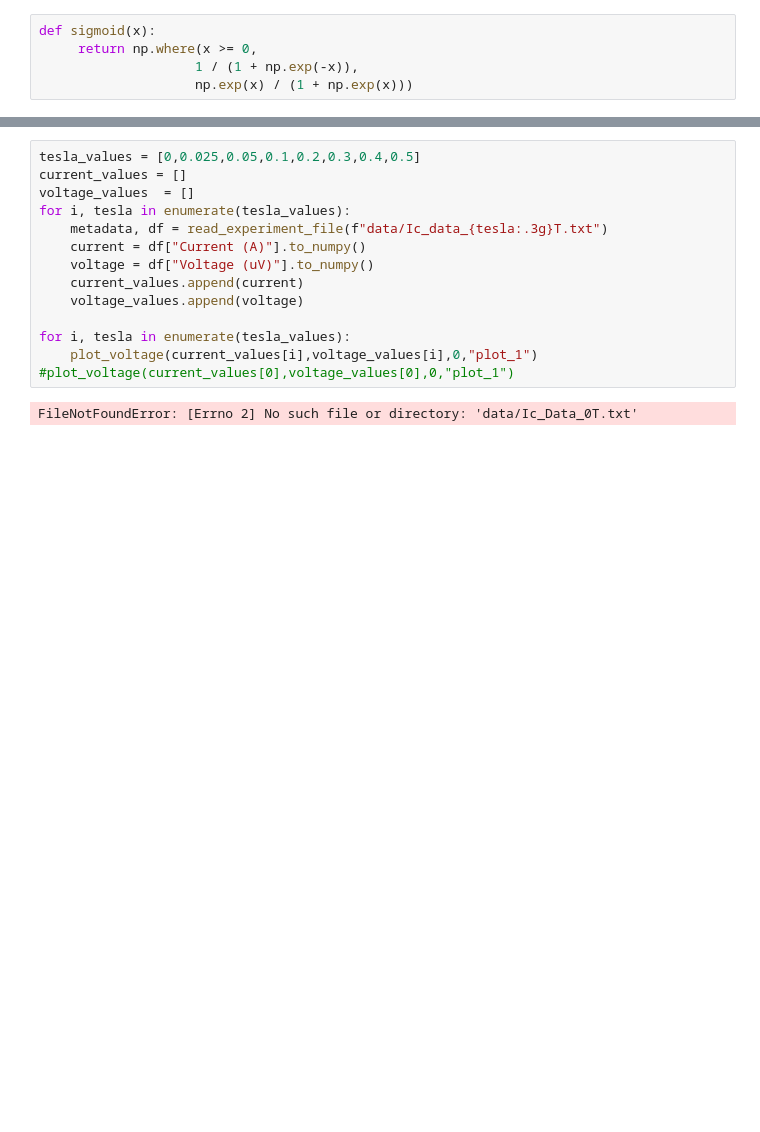
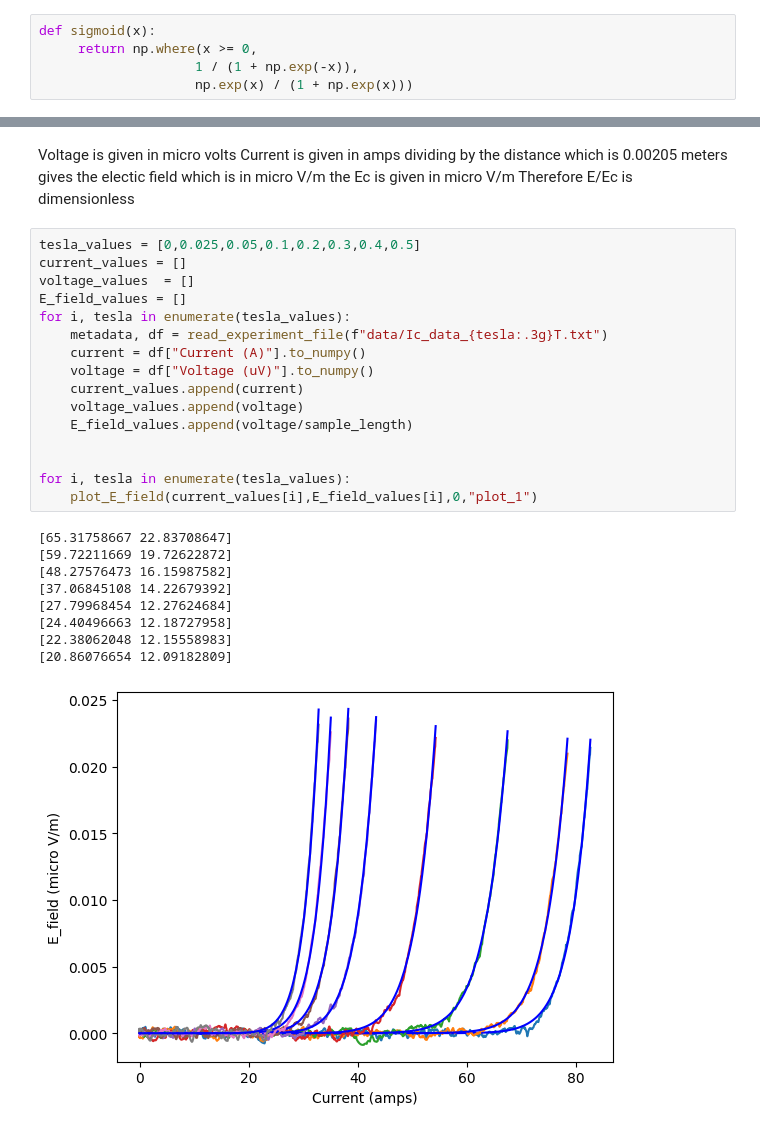
Before and after one commit to FelixWattsYork/ICY_Lab, a Jupyter notebook: Data_Analysis.ipynb, the cells around one changed output, grey strips where cells are left out. Drawn from its saved outputs; the diff is of its cells as text; blank space fills up the shorter version.

Commit message:
have the data all working

```diff
--- a/Data_Analysis.ipynb
+++ b/Data_Analysis.ipynb
@@ -83,22 +90,39 @@ def plot_voltage(cur, volt, savefig,name,ax=None):
     if savefig:
         plt.savefig(os.getcwd() + "/" + name)
     return ax
+# %% [markdown]
+Voltage is given in micro volts
+Current is given in amps
+dividing by the distance which is 0.00205 meters
+gives the electic field which is in micro V/m
+the Ec is given in micro V/m
+Therefore E/Ec is dimensionless
 # %%
 tesla_values = [0,0.025,0.05,0.1,0.2,0.3,0.4,0.5]
 current_values = []
 voltage_values  = []
+E_field_values = []
 for i, tesla in enumerate(tesla_values):
     metadata, df = read_experiment_file(f"data/Ic_data_{tesla:.3g}T.txt")
     current = df["Current (A)"].to_numpy()
     voltage = df["Voltage (uV)"].to_numpy()
     current_values.append(current)
     voltage_values.append(voltage)
+    E_field_values.append(voltage/sample_length)
+
 
 for i, tesla in enumerate(tesla_values):
-    plot_voltage(current_values[i],voltage_values[i],0,"plot_1")
-#plot_voltage(current_values[0],voltage_values[0],0,"plot_1")
+    plot_E_field(current_values[i],E_field_values[i],0,"plot_1")
 # %% [output]
-FileNotFoundError: [Errno 2] No such file or directory: 'data/Ic_Data_0T.txt'
+[65.31758667 22.83708647]
+[59.72211669 19.72622872]
+[48.27576473 16.15987582]
+[37.06845108 14.22679392]
+[27.79968454 12.27624684]
+[24.40496663 12.18727958]
+[22.38062048 12.15558983]
+[20.86076654 12.09182809]
+[figure, added]
 # %%
 tesla_values = [0,0.025,0.05,0.1,0.2,0.3,0.4,0.5]
 current_values = []
```
Also changed, not shown: parts of 8 cells of this notebook.
